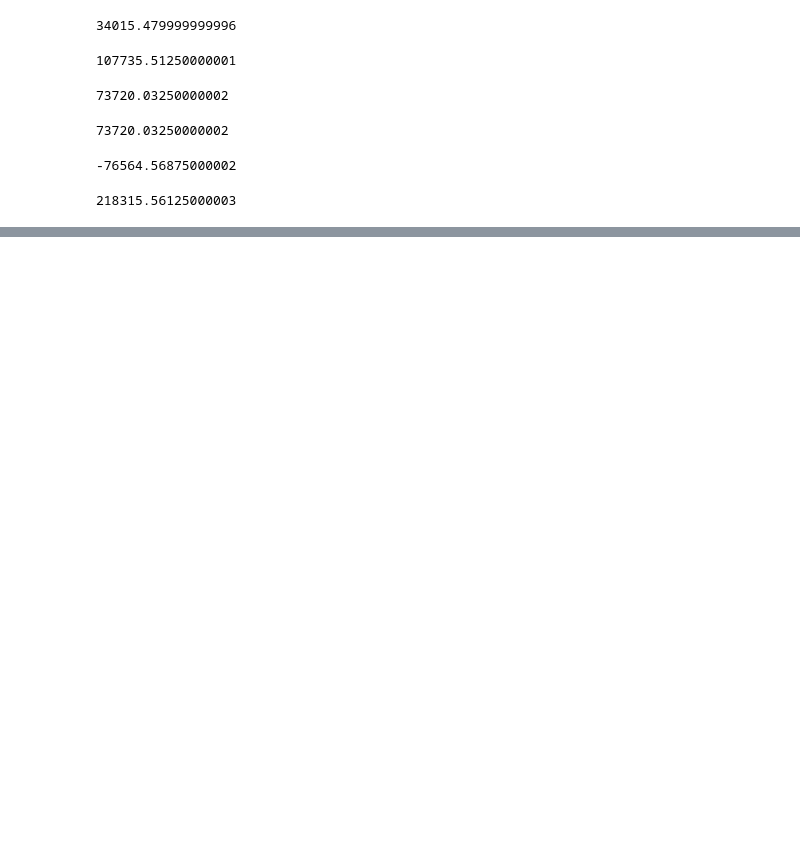
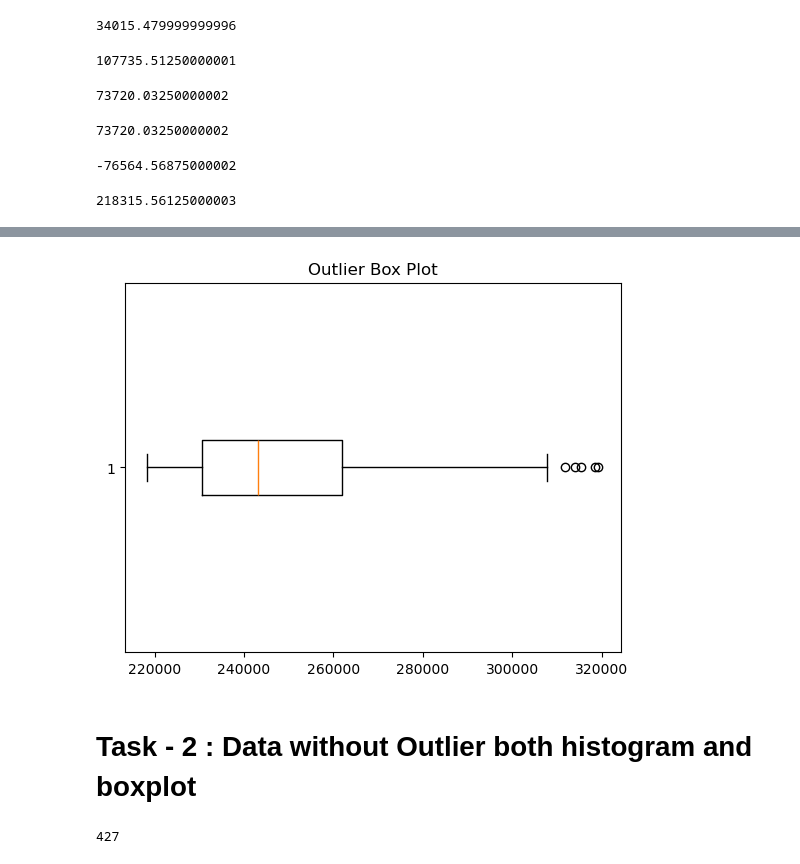
Before and after one commit to hemant467/Naresh-IT, a Jupyter notebook: Python 🐍 Sessions 📜/EDA : Exploratory Data Analysis 📜/Session 5 Numerical Column Analysis.ipynb, the cells around one changed output, grey strips where cells are left out. Saved outputs shown, nothing was run; the diff lists cells and outputs as text; code cells hidden in the pictures; blank space fills up the shorter version.

```diff
--- a/Python 🐍 Sessions 📜/EDA : Exploratory Data Analysis 📜/Session 5 Numerical Column Analysis.ipynb
+++ b/Python 🐍 Sessions 📜/EDA : Exploratory Data Analysis 📜/Session 5 Numerical Column Analysis.ipynb
@@ -560,0 +620,22 @@ ub
+# %%
+plt.title('Outlier Box Plot')
+plt.boxplot(outlier,vert=False)
+plt.show()
+# %% [output]
+[figure, added]
+# %% [markdown]
+# Task - 2 : Data without Outlier both histogram and boxplot
+# %%
+q1 = np.percentile(wage_data,25)
+q2 = np.percentile(wage_data,50)
+q3 = np.percentile(wage_data,75)
+IQR = q3 - q1
+lb = q1 - 1.5 * IQR
+ub = q3 + 1.5 * IQR
+con1 = wage_data > lb
+con2 = wage_data < ub
+con = con1 & con2
+non_outlier = wage_data[con]
+len(outlier)
+# %% [output]
+427
```
Also changed, not shown: parts of 23 cells of this notebook.
